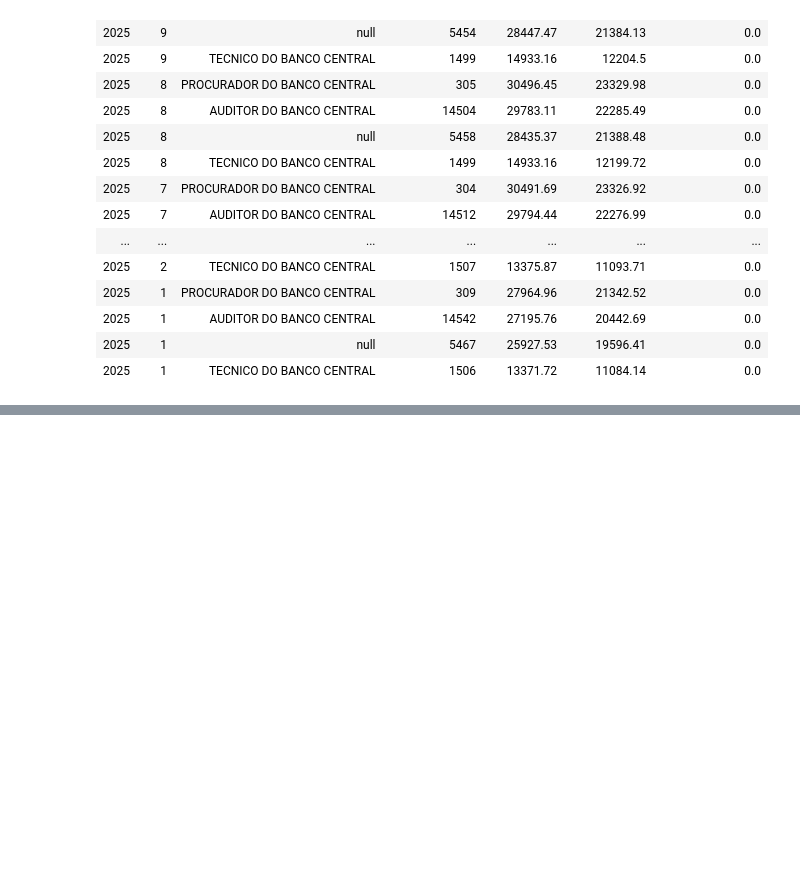
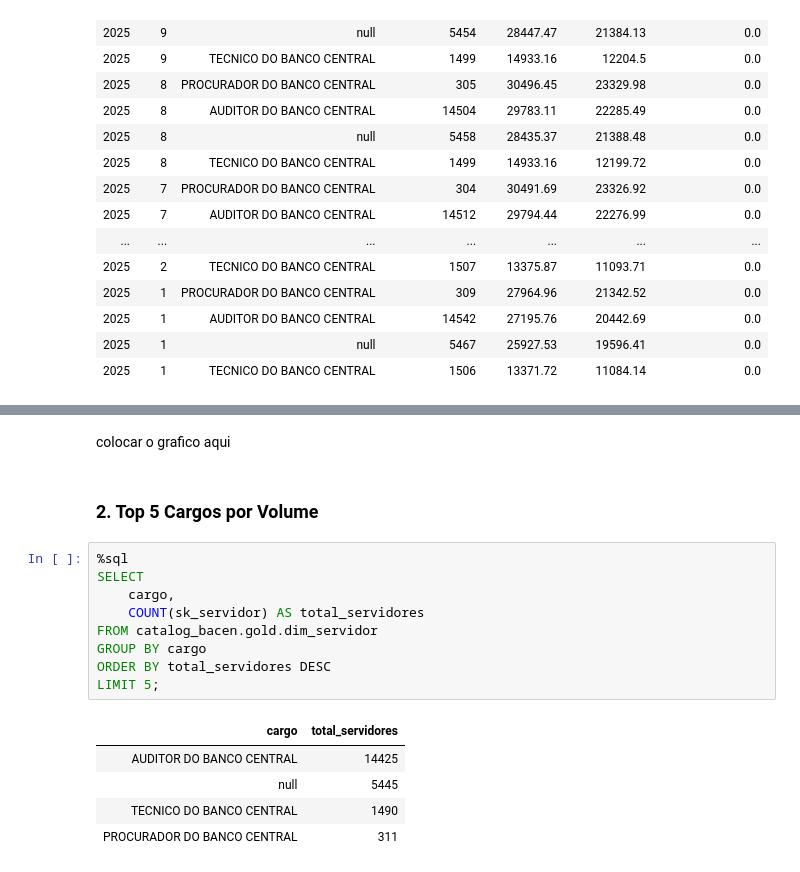
Before and after one commit to rgomesa2025/MVP_DADOS_ROSANGELA, a Jupyter notebook: MVP.ipynb, the cells around one changed output, grey strips where cells are left out. Saved outputs shown, nothing was run; the diff lists cells and outputs as text; blank space fills up the shorter version.

```diff
--- a/MVP.ipynb
+++ b/MVP.ipynb
@@ -529,0 +595,19 @@ ORDER BY
+# %% [markdown]
+colocar o grafico aqui
+# %% [markdown]
+### 2. Top 5 Cargos por Volume
+# %%
+%sql
+SELECT
+    cargo,
+    COUNT(sk_servidor) AS total_servidores
+FROM catalog_bacen.gold.dim_servidor
+GROUP BY cargo
+ORDER BY total_servidores DESC
+LIMIT 5;
+# %% [output]
+| cargo | total_servidores |
+| AUDITOR DO BANCO CENTRAL | 14425 |
+| null | 5445 |
+| TECNICO DO BANCO CENTRAL | 1490 |
+| PROCURADOR DO BANCO CENTRAL | 311 |
```
Also changed, not shown: parts of 22 cells of this notebook.
